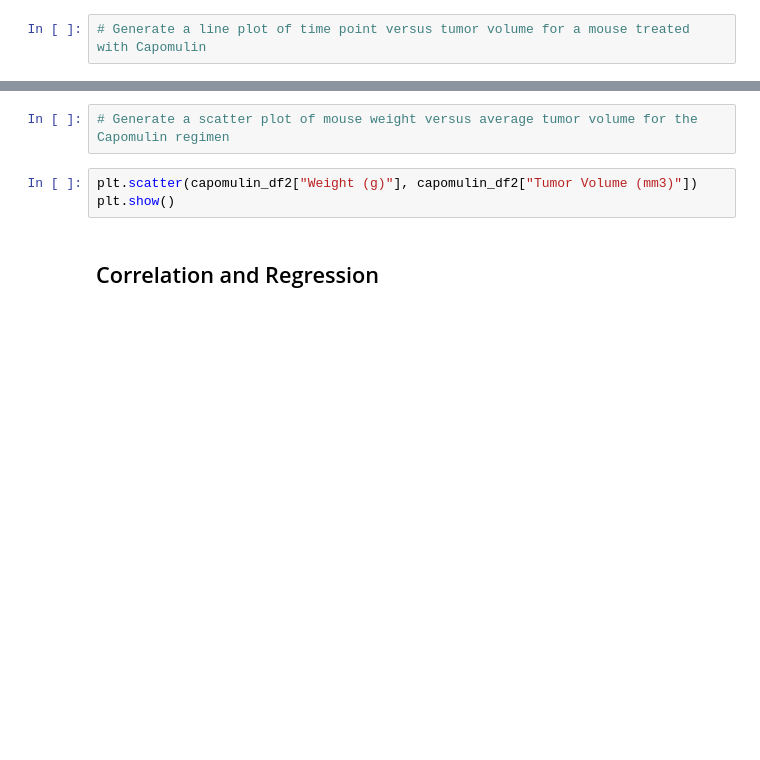
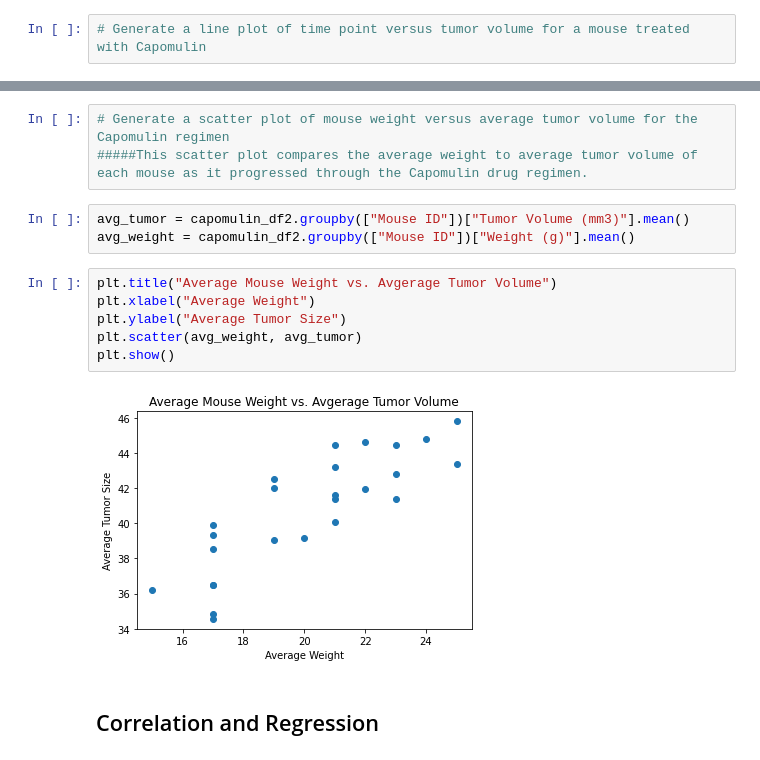
Before and after one commit to Slyssy/matplotlib-challenge, a Jupyter notebook: The_Power_of_Plots/Pymaceuticals/pymaceuticals.ipynb, the cells around one changed output, grey strips where cells are left out. Cells and saved outputs as stored; diff of their text form; blank space fills up the shorter version.

Commit message:
Created scatter plot to display average weight to average tumor size.

```diff
--- a/The_Power_of_Plots/Pymaceuticals/pymaceuticals.ipynb
+++ b/The_Power_of_Plots/Pymaceuticals/pymaceuticals.ipynb
@@ -371,8 +385,17 @@ plt.show()
 # %%
 # Generate a scatter plot of mouse weight versus average tumor volume for the Capomulin regimen
+#####This scatter plot compares the average weight to average tumor volume of each mouse as it progressed through the Capomulin drug regimen.
-# %%
-plt.scatter(capomulin_df2["Weight (g)"], capomulin_df2["Tumor Volume (mm3)"])
-plt.show()
+# %%
+avg_tumor = capomulin_df2.groupby(["Mouse ID"])["Tumor Volume (mm3)"].mean()
+avg_weight = capomulin_df2.groupby(["Mouse ID"])["Weight (g)"].mean()
+# %%
+plt.title("Average Mouse Weight vs. Avgerage Tumor Volume")
+plt.xlabel("Average Weight")
+plt.ylabel("Average Tumor Size")
+plt.scatter(avg_weight, avg_tumor)
+plt.show()
+# %% [output]
+[figure, added]
 # %% [markdown]
 ## Correlation and Regression
 # %%
```
Also changed, not shown: parts of 2 cells of this notebook.
